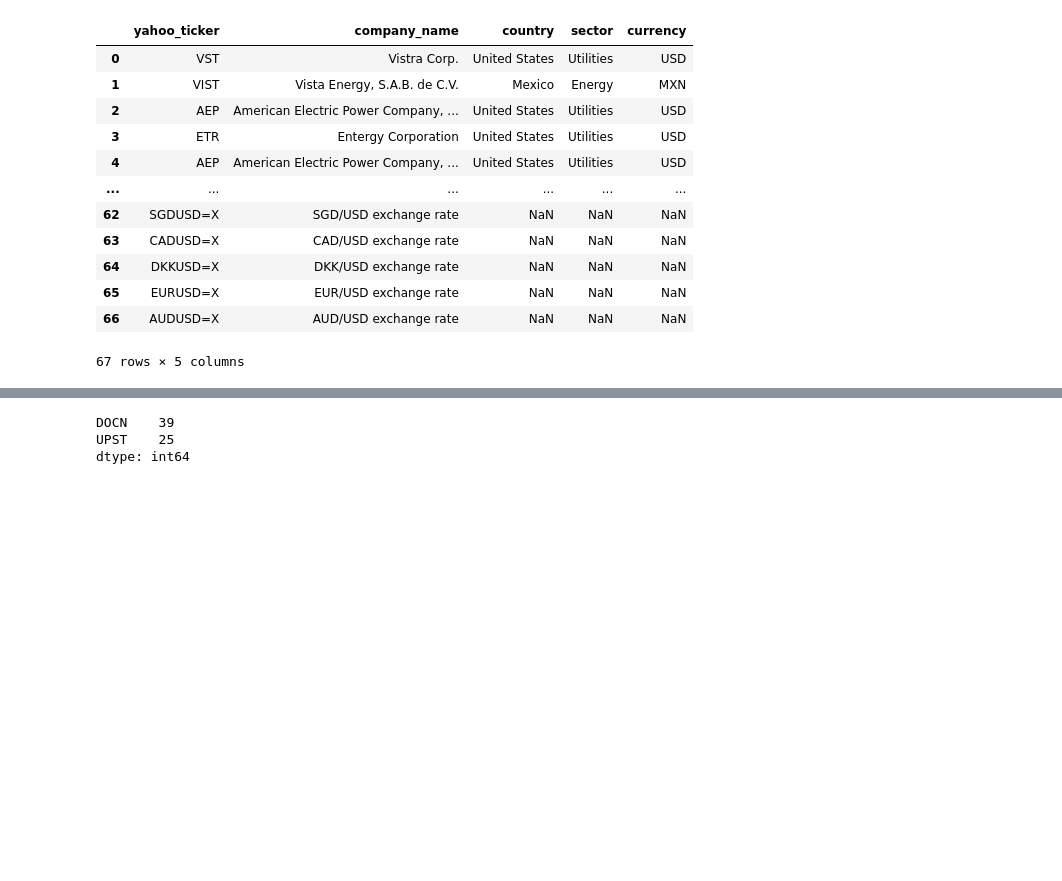
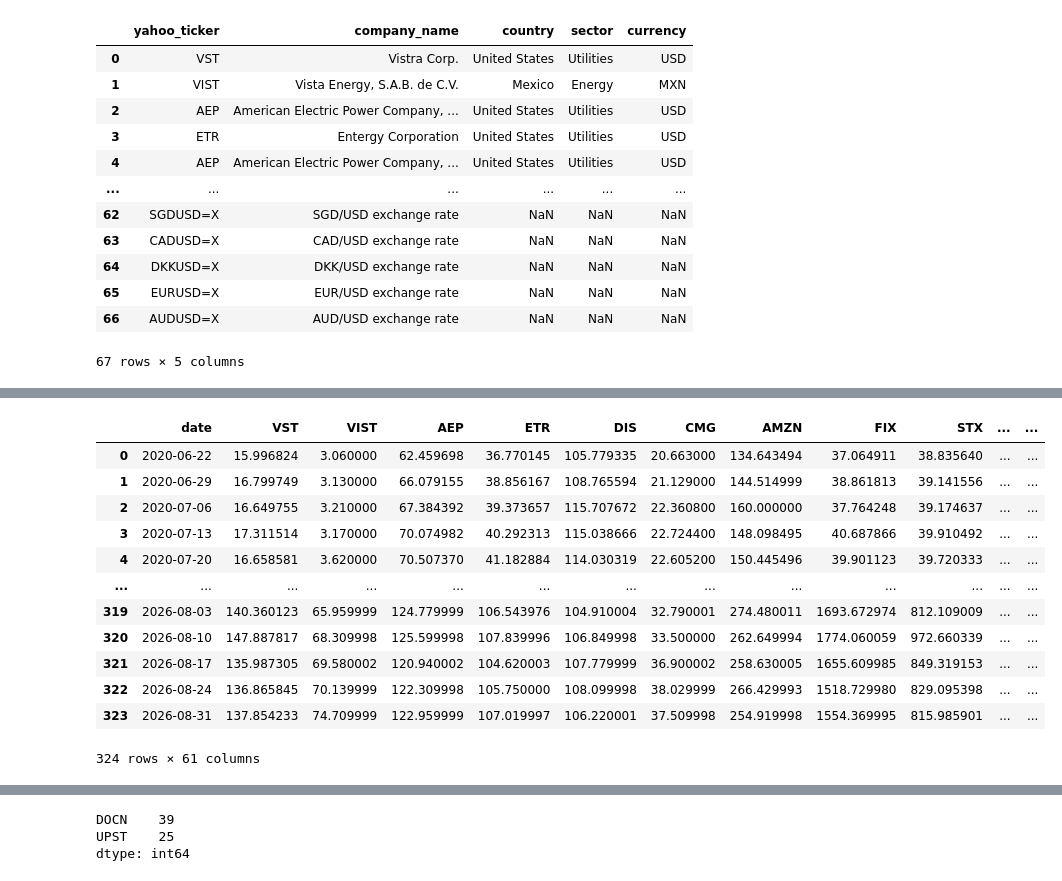
Before and after one commit to hankrugg/QPMFall26, a Jupyter notebook: group0/LoadData_Part1.ipynb, the cells around one changed output, grey strips where cells are left out. Cells and saved outputs as stored; diff of their text form; code cells hidden in the pictures; blank space fills up the shorter version.

Commit message:
exchange data source for CAD

```diff
--- a/group0/LoadData_Part1.ipynb
+++ b/group0/LoadData_Part1.ipynb
@@ -325,3 +327,22 @@ adjusted_close
 | 322 | 2026-08-24 | 136.865845 | 70.139999 | 122.309998 | 105.750000 | 108.099998 | 38.029999 | 266.429993 | 1518.729980 | 829.095398 | ... | ... |
 | 323 | 2026-08-31 | 137.854233 | 74.709999 | 122.959999 | 107.019997 | 106.220001 | 37.509998 | 254.919998 | 1554.369995 | 815.985901 | ... | ... |
 324 rows × 62 columns
+# %%
+# handle the bad canadian dollar data
+adjusted_close = adjusted_close.drop(columns=['CAD/USD'])
+# %%
+adjusted_close
+# %% [output]
+|  | date | VST | VIST | AEP | ETR | DIS | CMG | AMZN | FIX | STX | ... | ... |
+| 0 | 2020-06-22 | 15.996824 | 3.060000 | 62.459698 | 36.770145 | 105.779335 | 20.663000 | 134.643494 | 37.064911 | 38.835640 | ... | ... |
+| 1 | 2020-06-29 | 16.799749 | 3.130000 | 66.079155 | 38.856167 | 108.765594 | 21.129000 | 144.514999 | 38.861813 | 39.141556 | ... | ... |
+| 2 | 2020-07-06 | 16.649755 | 3.210000 | 67.384392 | 39.373657 | 115.707672 | 22.360800 | 160.000000 | 37.764248 | 39.174637 | ... | ... |
+| 3 | 2020-07-13 | 17.311514 | 3.170000 | 70.074982 | 40.292313 | 115.038666 | 22.724400 | 148.098495 | 40.687866 | 39.910492 | ... | ... |
+| 4 | 2020-07-20 | 16.658581 | 3.620000 | 70.507370 | 41.182884 | 114.030319 | 22.605200 | 150.445496 | 39.901123 | 39.720333 | ... | ... |
+| ... | ... | ... | ... | ... | ... | ... | ... | ... | ... | ... | ... | ... |
+| 319 | 2026-08-03 | 140.360123 | 65.959999 | 124.779999 | 106.543976 | 104.910004 | 32.790001 | 274.480011 | 1693.672974 | 812.109009 | ... | ... |
+| 320 | 2026-08-10 | 147.887817 | 68.309998 | 125.599998 | 107.839996 | 106.849998 | 33.500000 | 262.649994 | 1774.060059 | 972.660339 | ... | ... |
+| 321 | 2026-08-17 | 135.987305 | 69.580002 | 120.940002 | 104.620003 | 107.779999 | 36.900002 | 258.630005 | 1655.609985 | 849.319153 | ... | ... |
+| 322 | 2026-08-24 | 136.865845 | 70.139999 | 122.309998 | 105.750000 | 108.099998 | 38.029999 | 266.429993 | 1518.729980 | 829.095398 | ... | ... |
+| 323 | 2026-08-31 | 137.854233 | 74.709999 | 122.959999 | 107.019997 | 106.220001 | 37.509998 | 254.919998 | 1554.369995 | 815.985901 | ... | ... |
+324 rows × 61 columns
```
Also changed, not shown: parts of 4 cells of this notebook, 6 other files.
